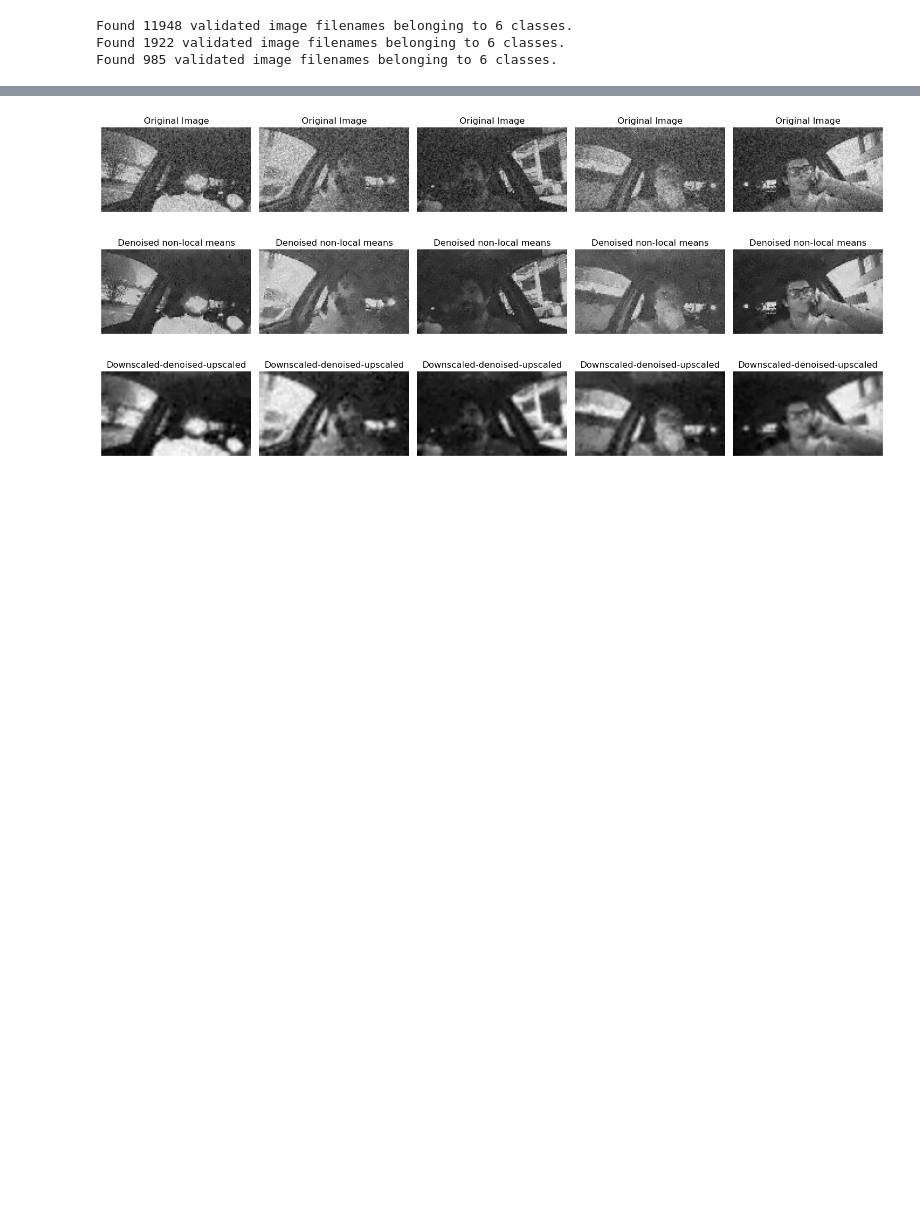
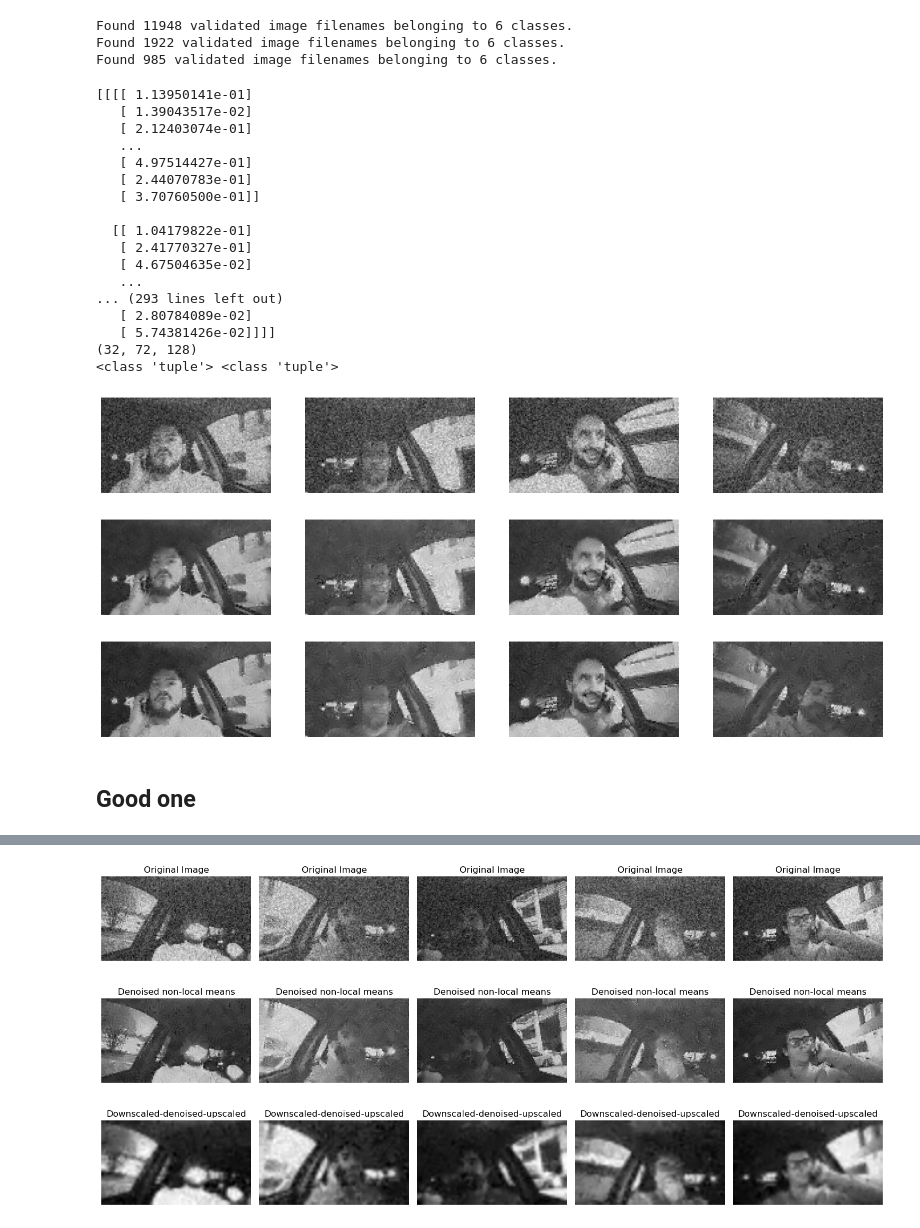
Before and after one commit to MatthijstenTije/Deep_learning_03, a Jupyter notebook: image_augmentation.ipynb, the cells around one changed output, grey strips where cells are left out. Drawn from its saved outputs; the diff is of its cells as text; code cells hidden in the pictures; blank space fills up the shorter version.

Commit message:
Implemented denoising

```diff
--- a/image_augmentation.ipynb
+++ b/image_augmentation.ipynb
@@ -86,3 +86,65 @@ test_data = data_gen.flow_from_dataframe(
 Found 11948 validated image filenames belonging to 6 classes.
 Found 1922 validated image filenames belonging to 6 classes.
 Found 985 validated image filenames belonging to 6 classes.
+# %%
+images, labels = next(train_data)
+print(images)
+images = np.squeeze(images)
+print(images.shape)
+images = images[:4]
+
+plt.figure(figsize=(20,5))
+
+for i, image in enumerate(images):
+    plt.subplot(1,4,i+1)
+    plt.imshow(image, cmap="gray")
+    plt.axis("off")
+
+# Denoising per patch
+sigma_est = np.mean(estimate_sigma(images))
+images_denoised = denoise_nl_means(images, h=1.*sigma_est, fast_mode=False,
+                                      patch_size=5, patch_distance=3)
+
+plt.figure(figsize=(20,5))
+
+for i, image in enumerate(images_denoised):
+    plt.subplot(1,4,i+1)
+    plt.imshow(image, cmap="gray")
+    plt.axis("off")
+
+# Denoising per image
+plt.figure(figsize=(20,5))
+
+for i, image in enumerate(images):
+    sigma_est = np.mean(estimate_sigma(image))
+    image_denoised = denoise_nl_means(image, h=1.*sigma_est, fast_mode=False,
+                                      patch_size=5, patch_distance=3)
+
+    plt.subplot(1,4,i+1)
+    plt.imshow(image_denoised, cmap="gray")
+    plt.axis("off")
+
+print(type(image_denoised.shape), type(images_denoised.shape))
+# %% [output]
+[[[[ 1.13950141e-01]
+   [ 1.39043517e-02]
+   [ 2.12403074e-01]
+   ...
+   [ 4.97514427e-01]
+   [ 2.44070783e-01]
+   [ 3.70760500e-01]]
+
+  [[ 1.04179822e-01]
+   [ 2.41770327e-01]
+   [ 4.67504635e-02]
+   ...
+... (293 lines left out)
+   [ 2.80784089e-02]
+   [ 5.74381426e-02]]]]
+(32, 72, 128)
+<class 'tuple'> <class 'tuple'>
+[figure, added]
+[figure, added]
+[figure, added]
+# %% [markdown]
+## Good one
```
Also changed, not shown: parts of 6 cells of this notebook, 1 other file.
